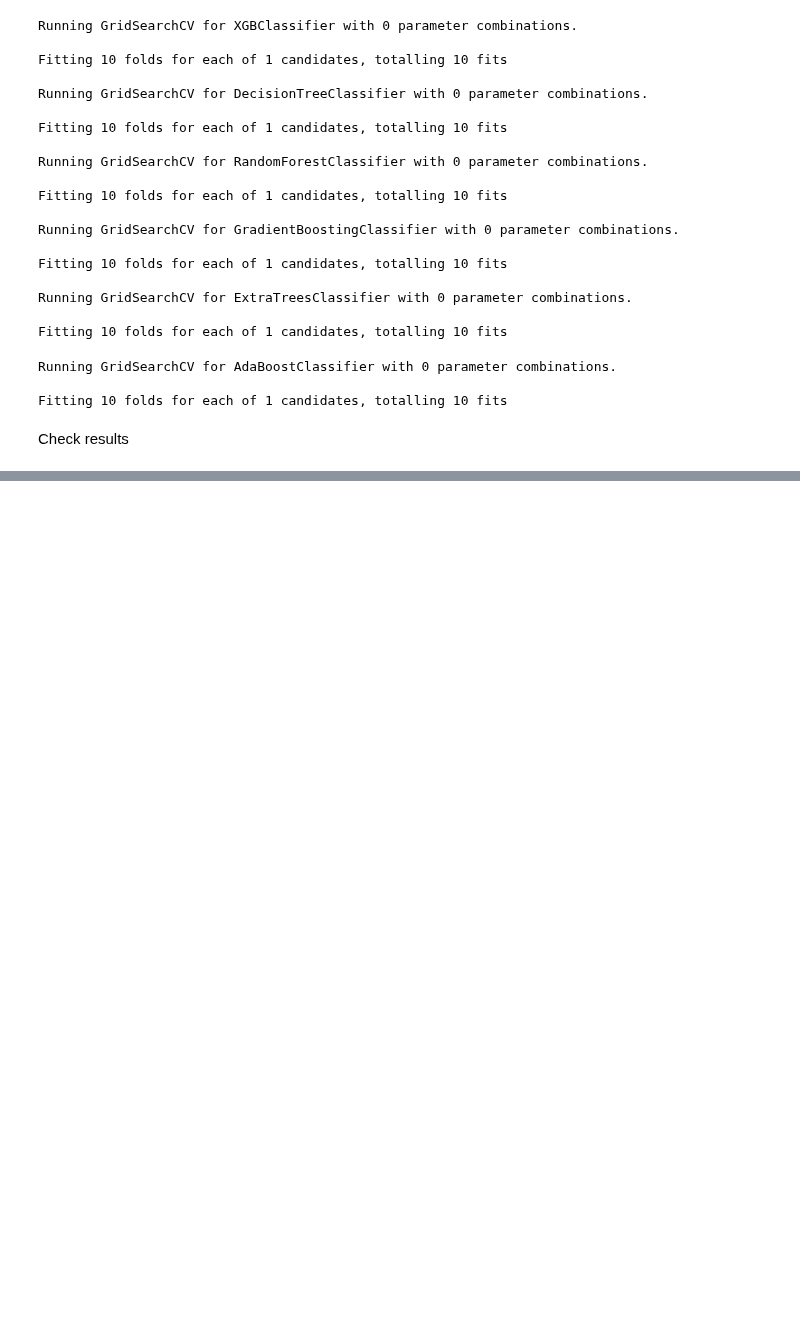
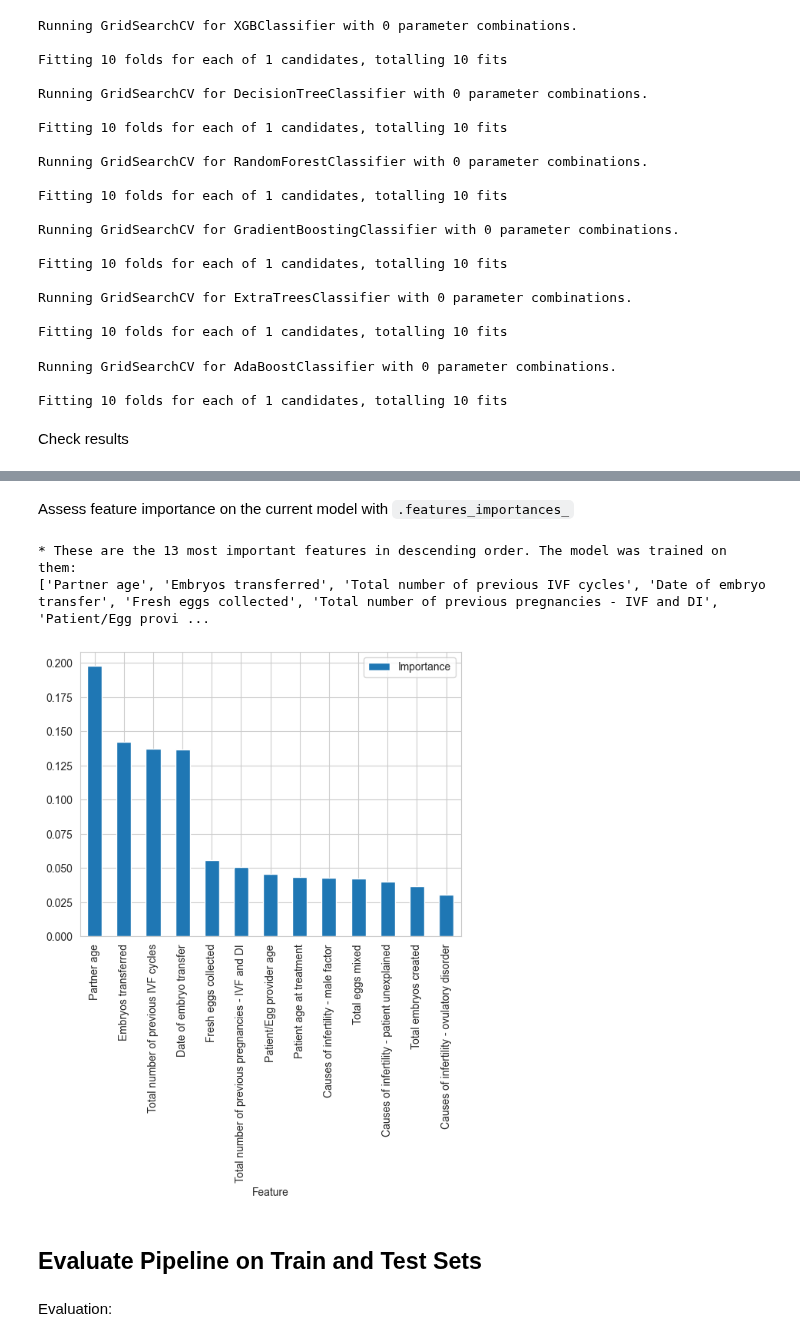
Before and after one commit to pswhdev/ivf-success-predictor, a Jupyter notebook: jupyter_notebooks/05 - Modeling and Evaluation Predict Success.ipynb, the cells around one changed output, grey strips where cells are left out. Drawn from its saved outputs; the diff is of its cells as text; code cells hidden in the pictures; blank space fills up the shorter version.

Commit message:
Apply Hyperparameters on RandomForestClassifier

```diff
--- a/jupyter_notebooks/05 - Modeling and Evaluation Predict Success.ipynb
+++ b/jupyter_notebooks/05 - Modeling and Evaluation Predict Success.ipynb
@@ -930,0 +1001,21 @@ grid_search_summary
+# %%
+from sklearn.feature_selection import SelectFromModel
+from sklearn.ensemble import RandomForestClassifier
+from sklearn.preprocessing import StandardScaler
+from sklearn.pipeline import Pipeline
+
+def PipelineClf(model):
+    pipeline_base = Pipeline(
+        [
+            ("scaler", StandardScaler()),
+            ("feat_selection", SelectFromModel(model)),
+            ("RandomForestClassifier", model),
+        ]
+    )
+    return pipeline_base
+
+# Now create the pipeline
+pipeline_clf = PipelineClf(RandomForestClassifier(n_estimators=500, random_state=0))
+
+# pipeline_clf = grid_search_pipelines[best_model].best_estimator_
+# pipeline_clf
@@ -930,0 +1032,28 @@ grid_search_summary
+# %% [markdown]
+Assess feature importance on the current model with `.features_importances_`
+# %%
+# Fit the pipeline to the training data
+pipeline_clf.fit(X_train, y_train)
+
+# Create DataFrame to display feature importance
+df_feature_importance = pd.DataFrame(data={
+    'Feature': X_train.columns[pipeline_clf['feat_selection'].get_support()],
+    'Importance': pipeline_clf['RandomForestClassifier'].feature_importances_
+}).sort_values(by='Importance', ascending=False)
+
+
+# re-assign best_features order
+best_features = df_feature_importance['Feature'].to_list()
+
+# Most important features statement and plot
+print(f"* These are the {len(best_features)} most important features in descending order. "
+      f"The model was trained on them: \n{df_feature_importance['Feature'].to_list()}")
+
+df_feature_importance.plot(kind='bar', x='Feature', y='Importance')
+plt.show()
+# %% [output]
+* These are the 13 most important features in descending order. The model was trained on them:
+['Partner age', 'Embryos transferred', 'Total number of previous IVF cycles', 'Date of embryo transfer', 'Fresh eggs collected', 'Total number of previous pregnancies - IVF and DI', 'Patient/Egg provi ...
+[figure, added]
+# %% [markdown]
+## Evaluate Pipeline on Train and Test Sets
@@ -930,0 +1085,2 @@ grid_search_summary
+# %% [markdown]
+Evaluation:
```
Also changed, not shown: parts of 16 cells of this notebook.
